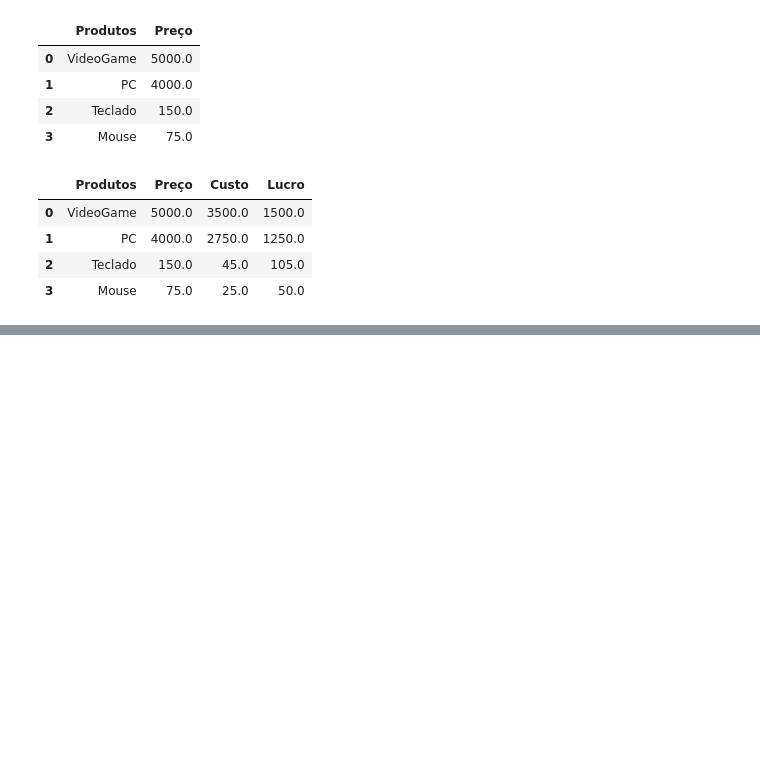
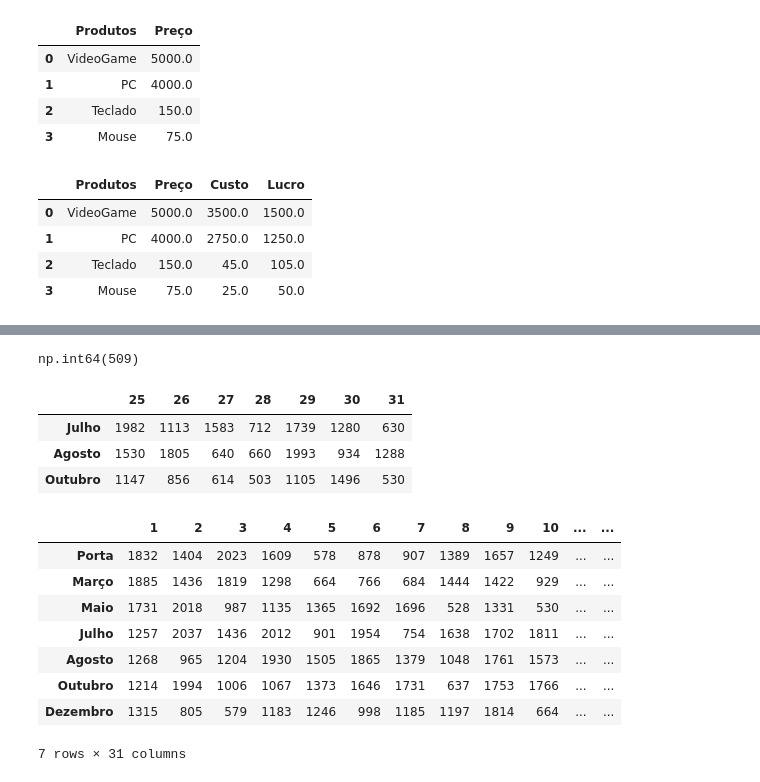
Before and after one commit to henriquemendeselias/DEP, a Jupyter notebook: estudos/01_python_dados/02_pandas/01_pandas.ipynb, the cells around one changed output, grey strips where cells are left out. Drawn from its saved outputs; the diff is of its cells as text; code cells hidden in the pictures; blank space fills up the shorter version.

```diff
--- a/estudos/01_python_dados/02_pandas/01_pandas.ipynb
+++ b/estudos/01_python_dados/02_pandas/01_pandas.ipynb
@@ -114,0 +181,28 @@ df3
+# %%
+df[15]['Março']
+# %% [output]
+np.int64(509)
+# %%
+#quanto vendeu em Janeiro, Agosto e Outubro de 25 a 31
+df.loc[['Julho', 'Agosto', 'Outubro'], [25, 26,27,28,29,30,31]]
+df.iloc[[3,4,5], [24,25,26,27,28,29,30]]
+# %% [output]
+|  | 25 | 26 | 27 | 28 | 29 | 30 | 31 |
+| Julho | 1982 | 1113 | 1583 | 712 | 1739 | 1280 | 630 |
+| Agosto | 1530 | 1805 | 640 | 660 | 1993 | 934 | 1288 |
+| Outubro | 1147 | 856 | 614 | 503 | 1105 | 1496 | 530 |
+# %%
+#selecoes condicionais
+df.rename({'Janeiro':'Porta'}, inplace = True)
+# %%
+df
+# %% [output]
+|  | 1 | 2 | 3 | 4 | 5 | 6 | 7 | 8 | 9 | 10 | ... | ... |
+| Porta | 1832 | 1404 | 2023 | 1609 | 578 | 878 | 907 | 1389 | 1657 | 1249 | ... | ... |
+| Março | 1885 | 1436 | 1819 | 1298 | 664 | 766 | 684 | 1444 | 1422 | 929 | ... | ... |
+| Maio | 1731 | 2018 | 987 | 1135 | 1365 | 1692 | 1696 | 528 | 1331 | 530 | ... | ... |
+| Julho | 1257 | 2037 | 1436 | 2012 | 901 | 1954 | 754 | 1638 | 1702 | 1811 | ... | ... |
+| Agosto | 1268 | 965 | 1204 | 1930 | 1505 | 1865 | 1379 | 1048 | 1761 | 1573 | ... | ... |
+| Outubro | 1214 | 1994 | 1006 | 1067 | 1373 | 1646 | 1731 | 637 | 1753 | 1766 | ... | ... |
+| Dezembro | 1315 | 805 | 579 | 1183 | 1246 | 998 | 1185 | 1197 | 1814 | 664 | ... | ... |
+7 rows × 31 columns
```
Also changed, not shown: parts of 13 cells of this notebook.
